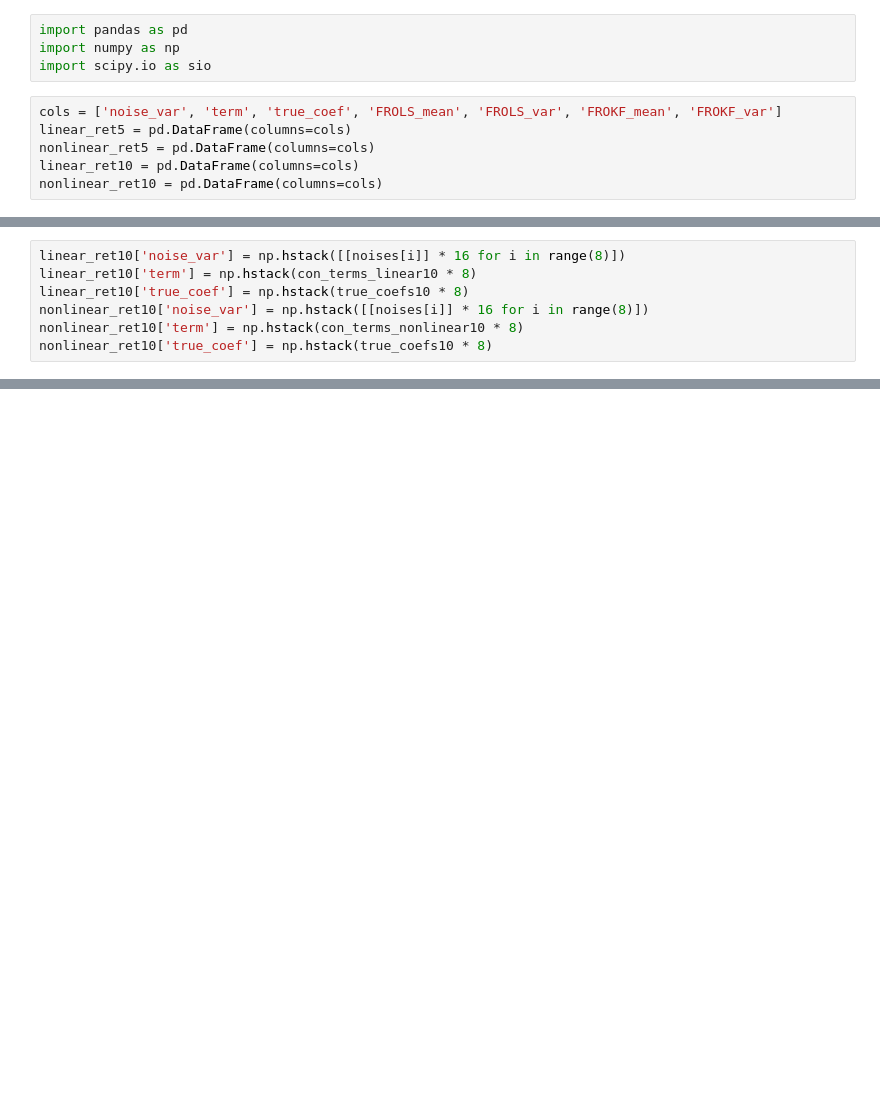
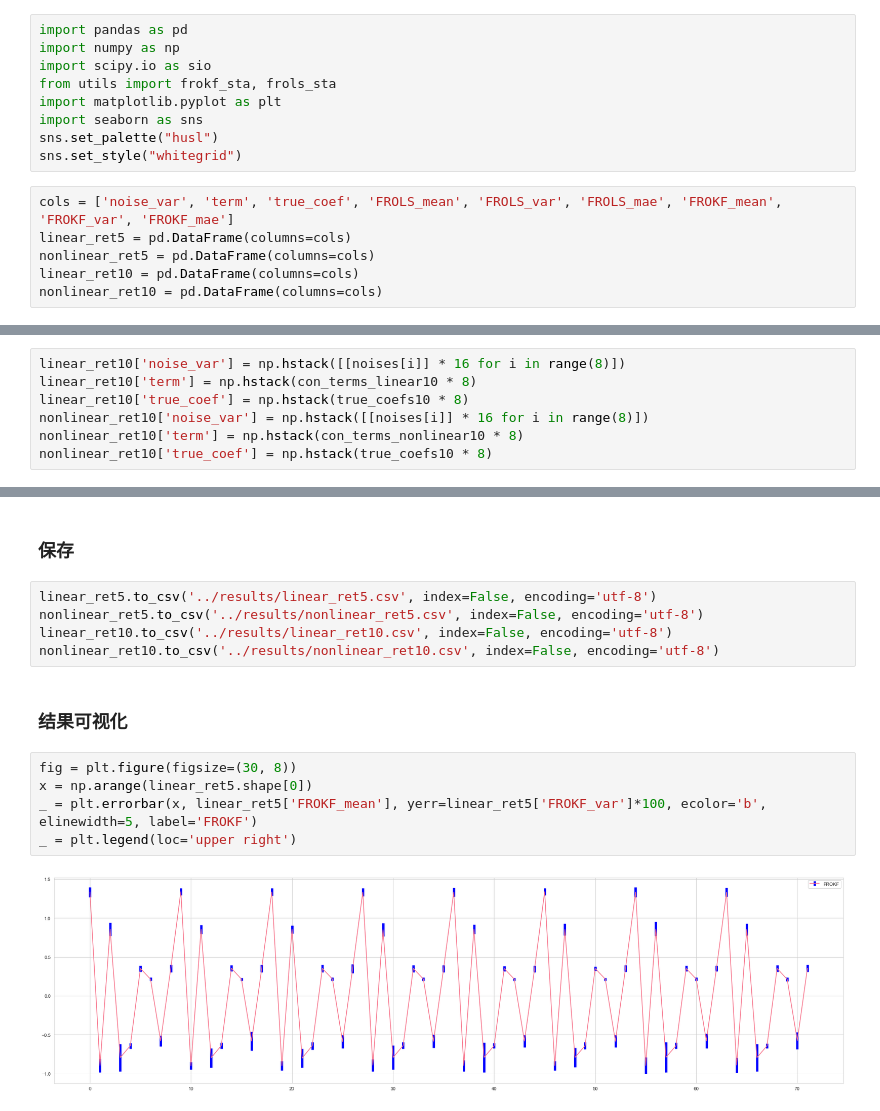
Before and after one commit to AutuanLiu/Kalman-Filter, a Jupyter notebook: nbs/res_ana.ipynb, the cells around one changed output, grey strips where cells are left out. Cells and saved outputs as stored; diff of their text form; blank space fills up the shorter version.

```diff
--- a/nbs/res_ana.ipynb
+++ b/nbs/res_ana.ipynb
@@ -12,8 +12,13 @@ InteractiveShell.ast_node_interactivity = "all"
 import pandas as pd
 import numpy as np
 import scipy.io as sio
+from utils import frokf_sta, frols_sta
+import matplotlib.pyplot as plt
+import seaborn as sns
+sns.set_palette("husl")
+sns.set_style("whitegrid")
 # %%
-cols = ['noise_var', 'term', 'true_coef', 'FROLS_mean', 'FROLS_var', 'FROKF_mean', 'FROKF_var']
+cols = ['noise_var', 'term', 'true_coef', 'FROLS_mean', 'FROLS_var', 'FROLS_mae', 'FROKF_mean', 'FROKF_var', 'FROKF_mae']
 linear_ret5 = pd.DataFrame(columns=cols)
 nonlinear_ret5 = pd.DataFrame(columns=cols)
 linear_ret10 = pd.DataFrame(columns=cols)
@@ -91,0 +156,16 @@ nonlinear_ret10.sample(5)
+# %% [markdown]
+### 保存
+# %%
+linear_ret5.to_csv('../results/linear_ret5.csv', index=False, encoding='utf-8')
+nonlinear_ret5.to_csv('../results/nonlinear_ret5.csv', index=False, encoding='utf-8')
+linear_ret10.to_csv('../results/linear_ret10.csv', index=False, encoding='utf-8')
+nonlinear_ret10.to_csv('../results/nonlinear_ret10.csv', index=False, encoding='utf-8')
+# %% [markdown]
+### 结果可视化
+# %%
+fig = plt.figure(figsize=(30, 8))
+x = np.arange(linear_ret5.shape[0])
+_ = plt.errorbar(x, linear_ret5['FROKF_mean'], yerr=linear_ret5['FROKF_var']*100, ecolor='b', elinewidth=5, label='FROKF')
+_ = plt.legend(loc='upper right')
+# %% [output]
+[figure, added]
```
Also changed, not shown: parts of 16 cells of this notebook, 6 other files.
